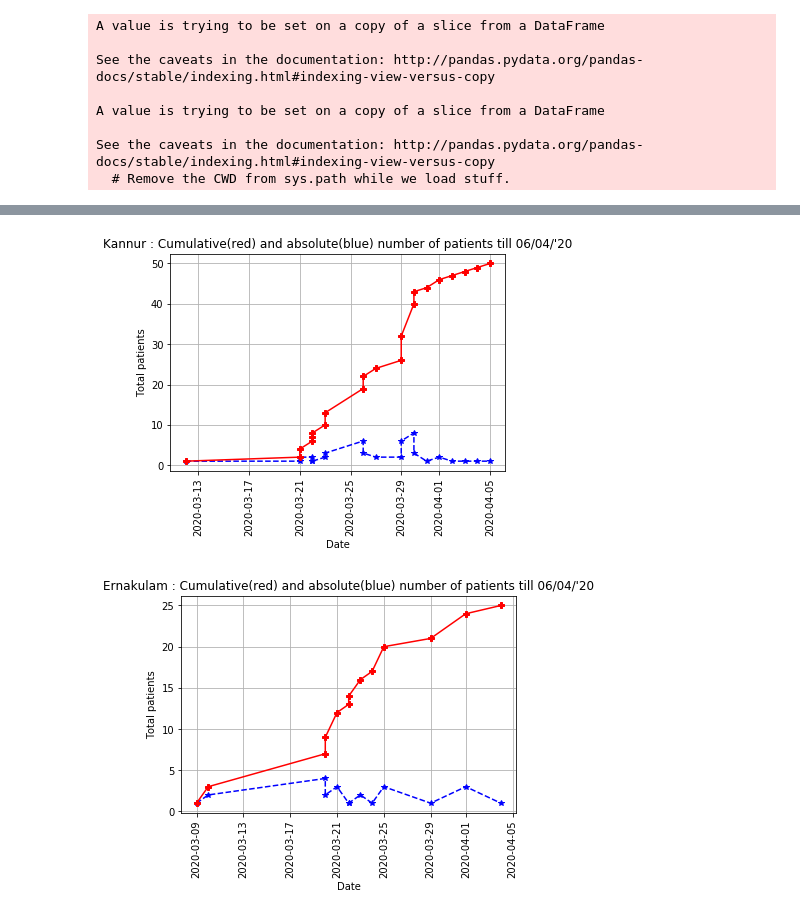
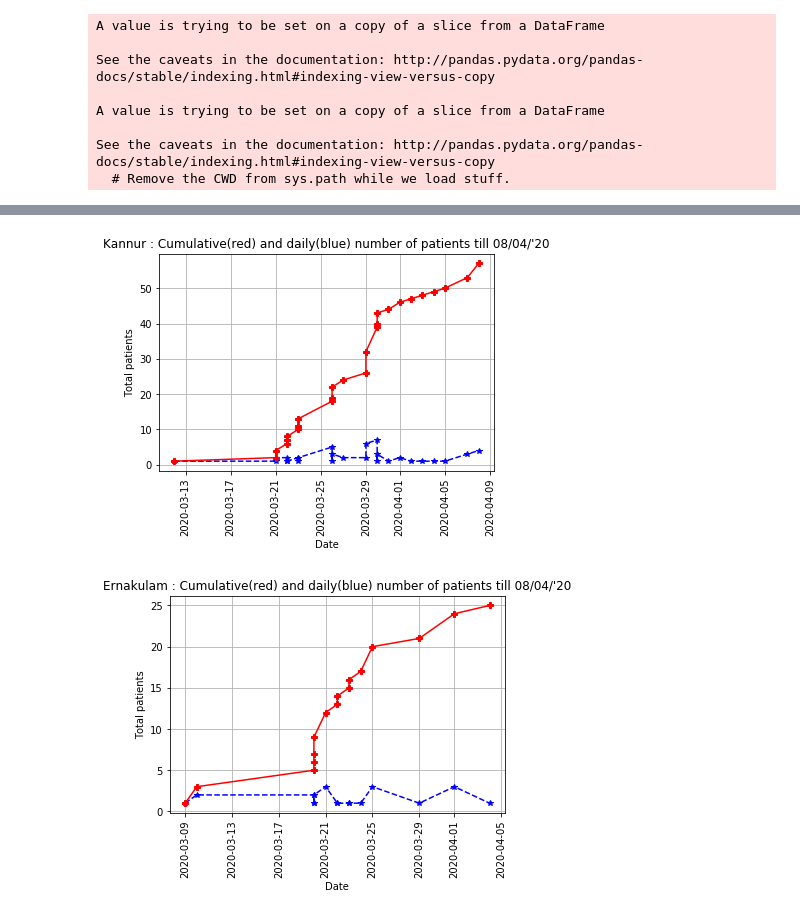
Before and after one commit to sandyiswell/covid19Kerala, a Jupyter notebook: DistricsWise.ipynb, the cells around one changed output, grey strips where cells are left out. Drawn from its saved outputs; the diff is of its cells as text; code cells hidden in the pictures.

```diff
--- a/DistricsWise.ipynb
+++ b/DistricsWise.ipynb
@@ -140,27 +139,27 @@ plt.grid()
 # %%
 # Kannur.
 plt.plot(kl13.NumberOfPatients, marker='*', markersize=6, linestyle='--', color ='b')
 plt.plot(kl13.Cumulative_number_of_cases, marker='P', markersize=6, linestyle='-', color ='r')
 
-plt.title("Kannur : Cumulative(red) and absolute(blue) number of patients till 06/04/'20")
+plt.title("Kannur : Cumulative(red) and daily(blue) number of patients till 08/04/'20")
 plt.ylabel("Total patients")
 plt.xlabel("Date")
 plt.xticks(rotation =90)
 plt.grid()
 # %% [output]
-[figure, old version]
+[figure, new version]
 # %%
 # Ernakulam.
 plt.plot(kl7.NumberOfPatients, marker='*', markersize=6, linestyle='--', color ='b')
 plt.plot(kl7.Cumulative_number_of_cases, marker='P', markersize=6, linestyle='-', color ='r')
 
-plt.title("Ernakulam : Cumulative(red) and absolute(blue) number of patients till 06/04/'20")
+plt.title("Ernakulam : Cumulative(red) and daily(blue) number of patients till 08/04/'20")
 plt.ylabel("Total patients")
 plt.xlabel("Date")
 plt.xticks(rotation =90)
 plt.grid()
 # %% [output]
-[figure, old version]
+[figure, new version]
 # %%
 # Kollam.
 plt.plot(kl2.NumberOfPatients, marker='*', markersize=6, linestyle='--', color ='b')
```
Also changed, not shown: parts of 16 cells of this notebook, 1 other file.
